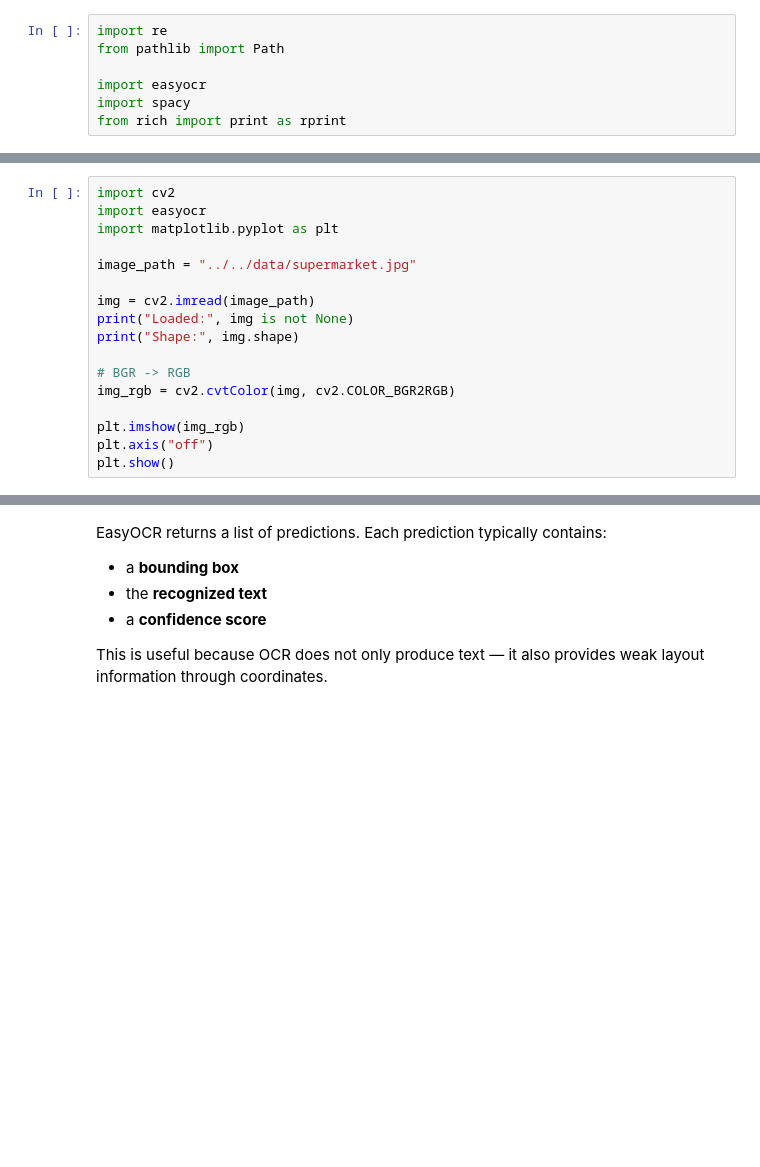
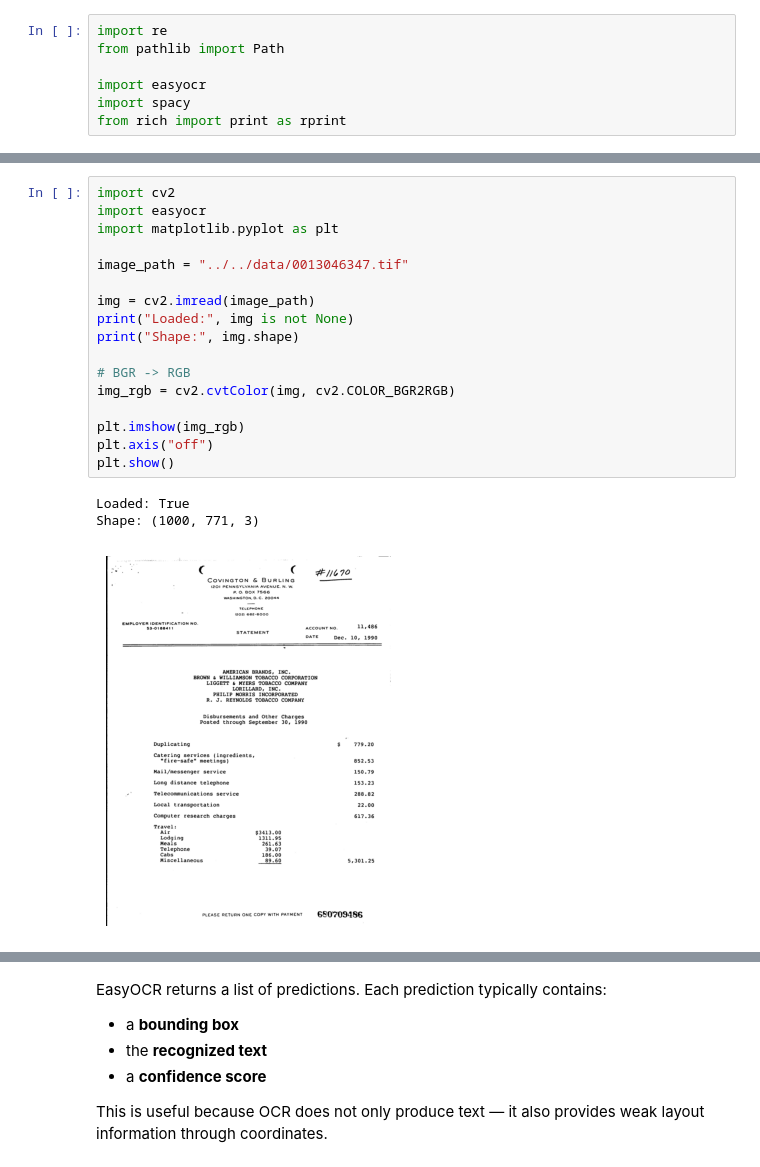
Before and after one commit to LTluttmann/ie_course_material, a Jupyter notebook: notebooks/02_OCR/ocr_and_preprocessing.ipynb, the cells around one changed output, grey strips where cells are left out. Drawn from its saved outputs; the diff is of its cells as text; blank space fills up the shorter version.

```diff
--- a/notebooks/02_OCR/ocr_and_preprocessing.ipynb
+++ b/notebooks/02_OCR/ocr_and_preprocessing.ipynb
@@ -72,20 +74,24 @@ reader = easyocr.Reader(['en'], gpu=False)
 # %%
 import cv2
 import easyocr
 import matplotlib.pyplot as plt
 
-image_path = "../../data/supermarket.jpg"
+image_path = "../../data/0013046347.tif"
 
 img = cv2.imread(image_path)
 print("Loaded:", img is not None)
 print("Shape:", img.shape)
 
 # BGR -> RGB
 img_rgb = cv2.cvtColor(img, cv2.COLOR_BGR2RGB)
 
 plt.imshow(img_rgb)
 plt.axis("off")
 plt.show()
+# %% [output]
+Loaded: True
+Shape: (1000, 771, 3)
+[figure, added]
 # %%
 reader = easyocr.Reader(['en'], gpu=False)
 results = reader.readtext(img_rgb)
```
Also changed, not shown: parts of 10 cells of this notebook, 6 other files.
